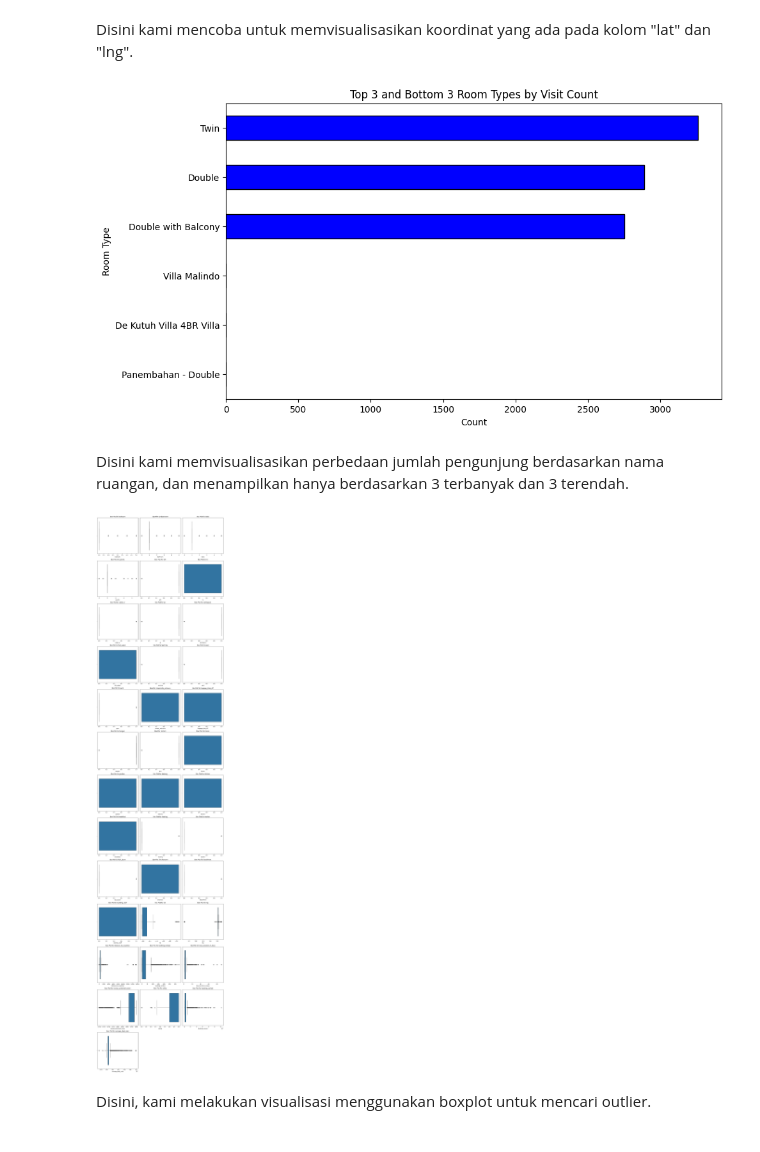
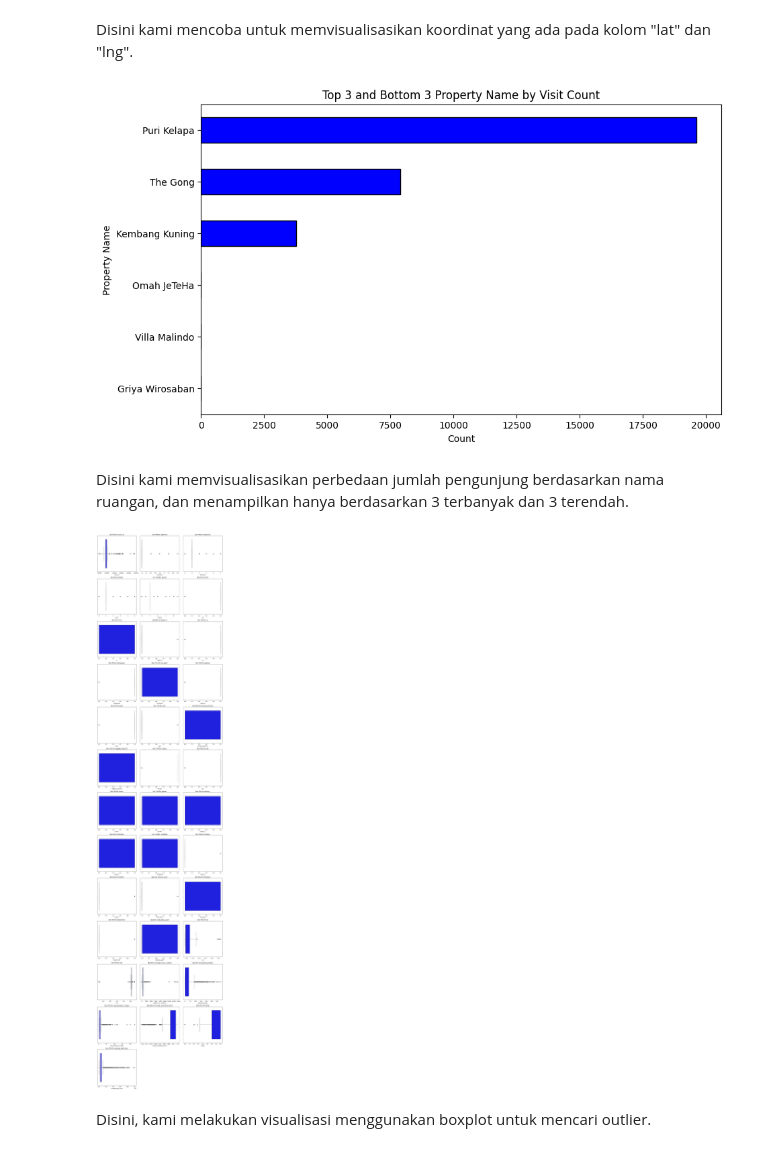
Before and after one commit to naufalsutrisna/Room-Pricing-Bukit-Vista, a Jupyter notebook: machine learning/preprocessing.ipynb, the cells around one changed output. Cells and saved outputs as stored; diff of their text form; code cells hidden in the pictures.

```diff
--- a/machine learning/preprocessing.ipynb
+++ b/machine learning/preprocessing.ipynb
@@ -192,9 +192,7 @@ columns_to_drop = ['unit_id',
                    'booking_received_timestamp',
                    'booking_check_in',
                    'booking_check_out',
-                   'review_sentiment_score',
-                   'rating',
-                   'average_daily_rate']
+                   'booking_earned']
 
 # Drop the specified columns
 df.drop(columns=columns_to_drop, inplace=True)
@@ -231,7 +229,7 @@ negative_booking_earned.head()
 Kami menemukan bahwa terdapat beberapa baris yang memiliki nilai booking_earned negatif. Booking_earned merupakan jumlah uang yang didapatkan dalam penyewaan properti. Oleh karena itu, tidak memungkinkan bahwa booking_earned tersebut bernilai negatif.
 # %%
 # Directly changing negative values to positive in the original DataFrame
-df.loc[df['booking_earned'] < 0, 'booking_earned'] = df['booking_earned'].abs()
+df.loc[df['average_daily_rate'] < 0, 'average_daily_rate'] = df['average_daily_rate'].abs()
 
-print("Jumlah row dengan negative booking earned saat ini :", df[df['booking_earned'] < 0].shape[0])
+print("Jumlah row dengan negative average daily rate saat ini :", df[df['average_daily_rate'] < 0].shape[0])
 # %% [output]
@@ -253,5 +251,5 @@ zero_booking_earned.head()
 # %% [markdown]
 Kami menemukan bahwa terdapat beberapa baris yang memiliki nilai booking_earned nol. Booking_earned merupakan jumlah uang yang didapatkan dalam penyewaan properti. Oleh karena itu, tidak memungkinkan bahwa booking_earned tersebut bernilai nol.
 # %%
-df = df[df['booking_earned'] != 0]
+df = df[df['average_daily_rate'] != 0]
 # %%
@@ -260,0 +265,2 @@ Jumlah row dengan nol booking earned saat ini : 0
+# %%
+df = df[df['booking_window'] >= 0]
@@ -354,29 +364,29 @@ plt.show()
 # %% [markdown]
 Disini kami mencoba untuk memvisualisasikan koordinat yang ada pada kolom "lat" dan "lng".
 # %%
-# Count the occurrences of each room name and sort them
-type_counts = df['room_name'].value_counts().sort_values()
+# Count the occurrences of each property name and sort them
+type_counts = df['property_name'].value_counts().sort_values()
 
 # Get the top 3 and bottom 3 room types
 top_3 = type_counts[-3:]
 bottom_3 = type_counts[:3]
 
 # Concatenate top 3 and bottom 3
 top_bottom_3 = pd.concat([bottom_3, top_3])
 
 # Plot the bar chart
 plt.figure(figsize=(10, 6))
 top_bottom_3.plot(kind='barh', color='blue', edgecolor='black')  # Use horizontal bar chart
 
 # Set labels and title
 plt.xlabel('Count')
-plt.ylabel('Room Type')
-plt.title('Top 3 and Bottom 3 Room Types by Visit Count')
+plt.ylabel('Property Name')
+plt.title('Top 3 and Bottom 3 Property Name by Visit Count')
 
 # Show the plot
 plt.show()
 # %% [output]
-[figure, old version]
+[figure, new version]
 # %% [markdown]
 Disini kami memvisualisasikan perbedaan jumlah pengunjung berdasarkan nama ruangan, dan menampilkan hanya berdasarkan 3 terbanyak dan 3 terendah.
 # %%
@@ -387,13 +397,13 @@ plt.figure(figsize=(15, 5 * num_rows))
 
 for i, column in enumerate(df.select_dtypes(include=['number'])):
     plt.subplot(num_rows, 3, i + 1)
-    sns.boxplot(x=df[column])
+    sns.boxplot(x=df[column], color="blue")
     plt.title(f'Box Plot for {column}')
 
 plt.tight_layout()
 plt.show()
 # %% [output]
-[figure, old version]
+[figure, new version]
 # %% [markdown]
 Disini, kami melakukan visualisasi menggunakan boxplot untuk mencari outlier.
 # %%
```
Also changed, not shown: parts of 23 cells of this notebook, 2 other files.
